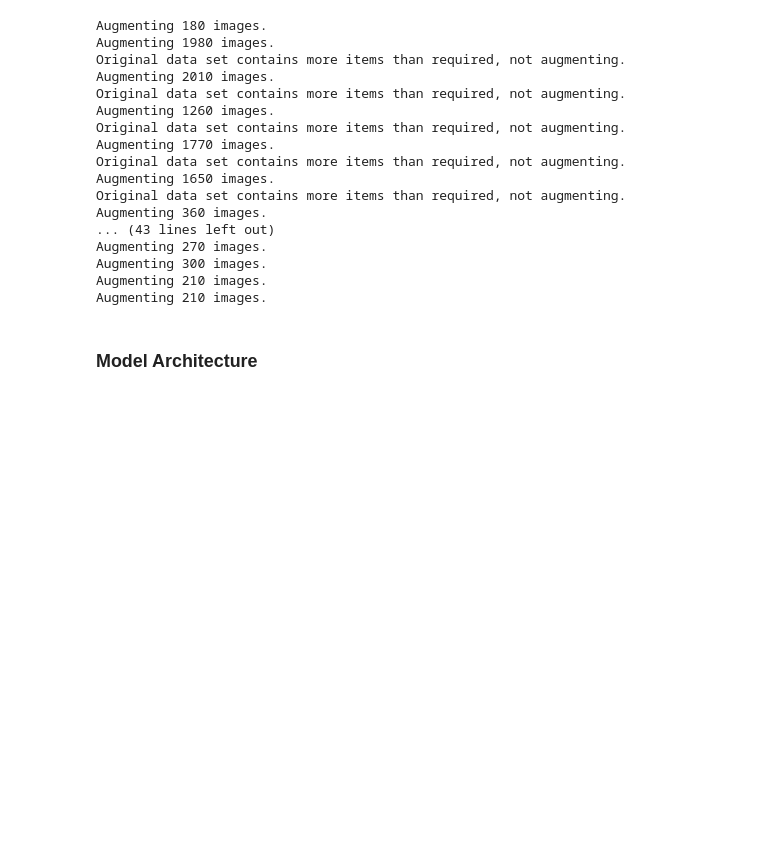
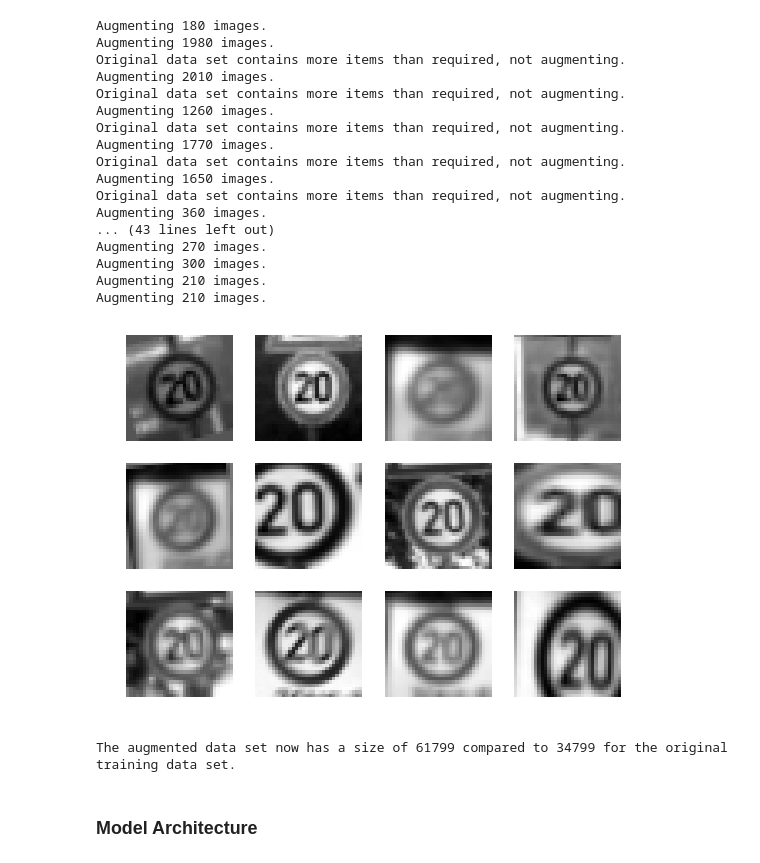
Before and after one commit to MarkDekker/CarND-Traffic-Sign-Classifier-Project, a Jupyter notebook: Traffic_Sign_Classifier.ipynb, the cells around one changed output. Drawn from its saved outputs; the diff is of its cells as text; code cells hidden in the pictures; blank space fills up the shorter version.

```diff
--- a/Traffic_Sign_Classifier.ipynb
+++ b/Traffic_Sign_Classifier.ipynb
@@ -436,6 +436,14 @@ Augmenting 270 images.
 Augmenting 300 images.
 Augmenting 210 images.
 Augmenting 210 images.
+# %%
+print_image_sample(augmented_image_sets[0])
+# %% [output]
+[figure, added]
+# %%
+print('The augmented data set now has a size of',len(augmented_training_set),'compared to',len(X_train),'for the original training data set.')
+# %% [output]
+The augmented data set now has a size of 61799 compared to 34799 for the original training data set.
 # %% [markdown]
 ### Model Architecture
 # %%
```
Also changed, not shown: parts of 6 cells of this notebook, 1 other file.
